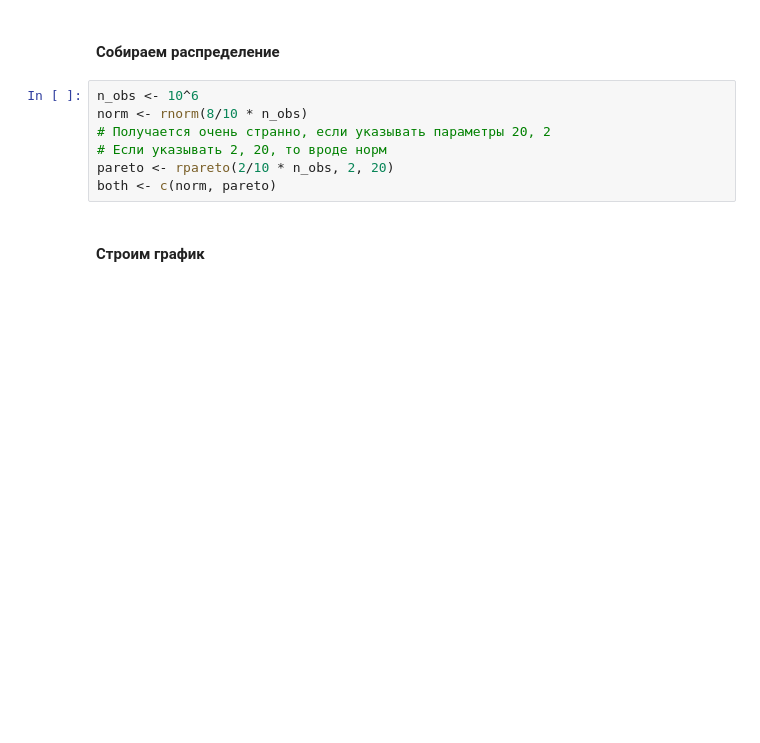
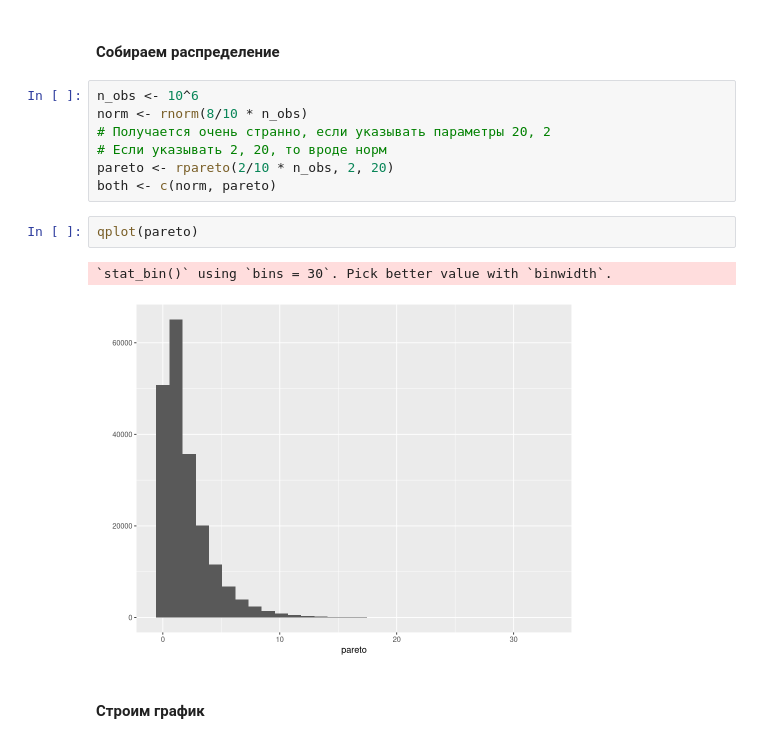
Before and after one commit to Migisen/r_homeworks, a Jupyter notebook: hw1/HW1.ipynb, the cells around one changed output. Saved outputs shown, nothing was run; the diff lists cells and outputs as text; blank space fills up the shorter version.

```diff
--- a/hw1/HW1.ipynb
+++ b/hw1/HW1.ipynb
@@ -279,6 +416,11 @@ norm <- rnorm(8/10 * n_obs)
 # Если указывать 2, 20, то вроде норм
 pareto <- rpareto(2/10 * n_obs, 2, 20)
 both <- c(norm, pareto)
+# %%
+qplot(pareto)
+# %% [output]
+`stat_bin()` using `bins = 30`. Pick better value with `binwidth`.
+[figure, added]
 # %% [markdown]
 #### Строим график
 # %%
```
Also changed, not shown: parts of 14 cells of this notebook.
